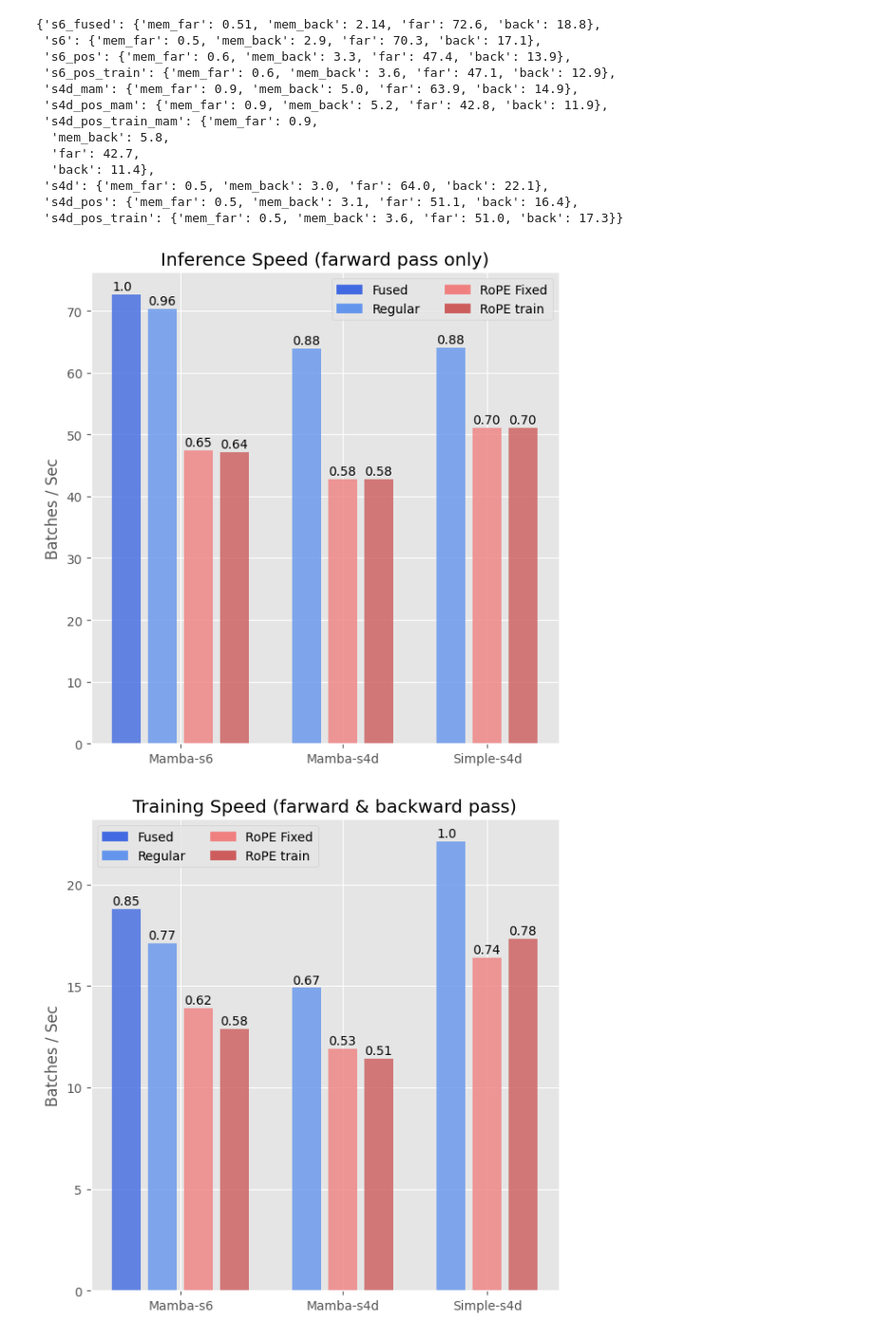
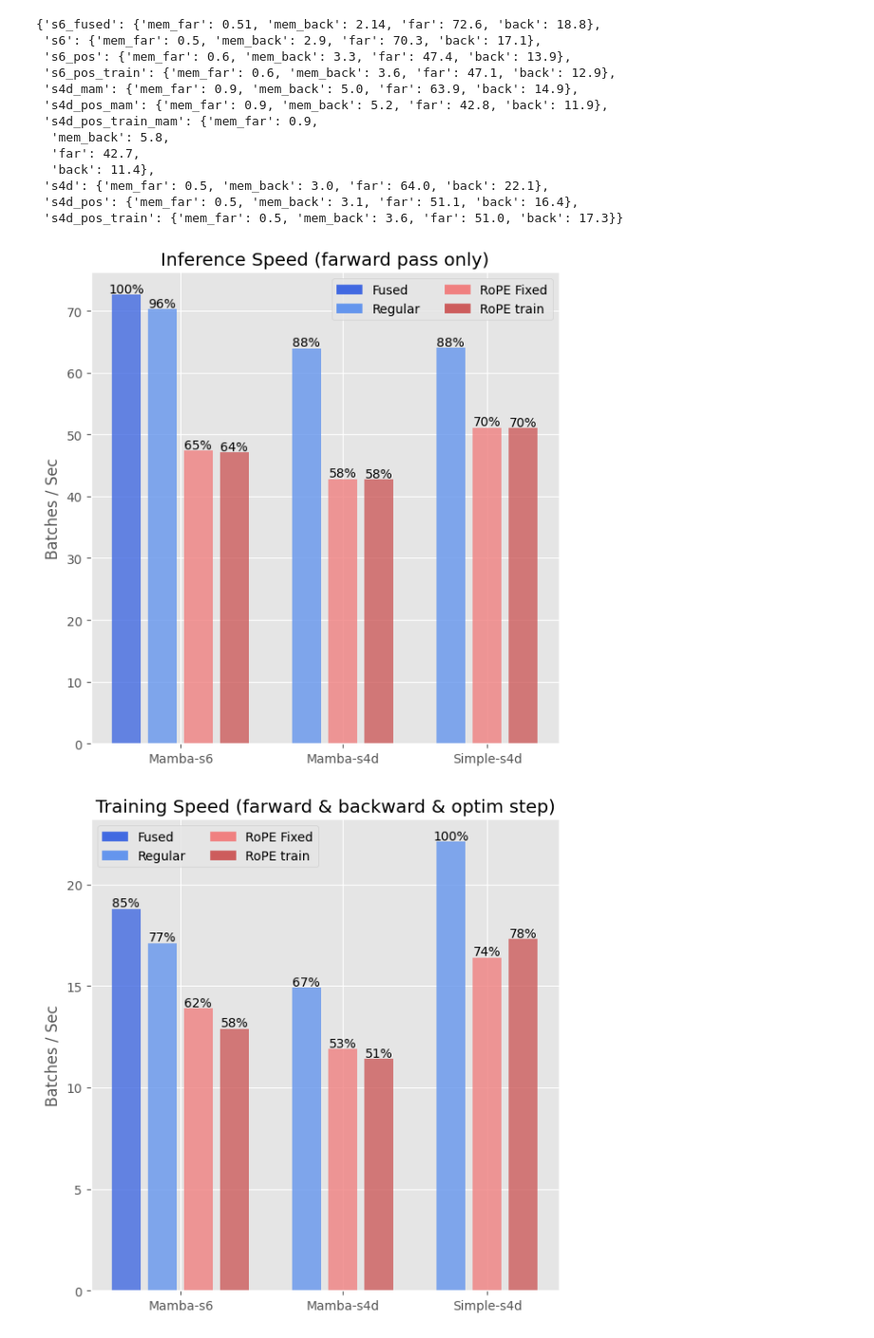
Before and after one commit to KarlUlbaek/Deep-Learning-with-State-Spaces-for-Efficient-Sequence-Modeling, a Jupyter notebook: code/src/s4_playground/plotting/pos_emb_speed.ipynb, the cells around one changed output. Shown: that part at 95% size. Saved outputs shown, nothing was run; the diff lists cells and outputs as text; code cells hidden in the pictures.

```diff
--- a/code/src/s4_playground/plotting/pos_emb_speed.ipynb
+++ b/code/src/s4_playground/plotting/pos_emb_speed.ipynb
@@ -55,8 +55,17 @@ def plot_efficiency(var = "back"):
         idxs.append(idx)
         idx+=1
 
+    # for i in range(len(idxs)):
+    #     plt.text(x = idxs[i]-0.4, y = vals[i]+0.01*vals.max(), s=str(vals_normed[i])[:4], c='black')
+    #
+    offset = -0.09
     for i in range(len(idxs)):
-        plt.text(x = idxs[i]-0.4, y = vals[i]+0.01*vals.max(), s=str(vals_normed[i])[:4], c='black')
+        if int(vals_normed[i]*100) == 100:
+            plt.text(x = idxs[i]-0.4+offset, y = vals[i]+0.005*vals.max(), s=str(int(vals_normed[i]*100))[:4]+"%", c='black')
+        else:
+            plt.text(x = idxs[i]-0.4, y = vals[i]+0.005*vals.max(), s=str(int(vals_normed[i]*100))[:4]+"%", c='black')
+
+    #
 
     import matplotlib.patches as mpatches
 
@@ -70,34 +79,34 @@ def plot_efficiency(var = "back"):
 
     if var == "far":
         title = "Inference Speed (farward pass only)"
 
     elif var == "back":
-        title = "Training Speed (farward & backward pass)"
+        title = "Training Speed (farward & backward & optim step)"
 
     elif var == "mem_far":
         title = "Inference Memory (farward pass only)"
 
     elif var in "mem_back":
-        title = "Training Memory (farward & backward pass)"
+        title = "Training Memory (farward & backward & optim step)"
     else:
         raise NameError
 
     plt.title(title)
     plt.xticks([1.5, 6, 10], ["Mamba-s6", "Mamba-s4d", "Simple-s4d"])
     if "mem" not in var:
         plt.ylabel("Batches / Sec")
     else:
         plt.ylabel("Memory - GB")
 
 
     plt.tight_layout()
     title = title.replace(" ","")
     plt.savefig(f"data/exp2/{title}_pos_emb.png", dpi=200)
     plt.show()
 
 
 for var in vars:
     plot_efficiency(var)
 # %% [output]
-[figure, old version]
+[figure, new version]
-[figure, old version]
+[figure, new version]
```
Also changed, not shown: parts of 1 cell of this notebook, 9 other files.
